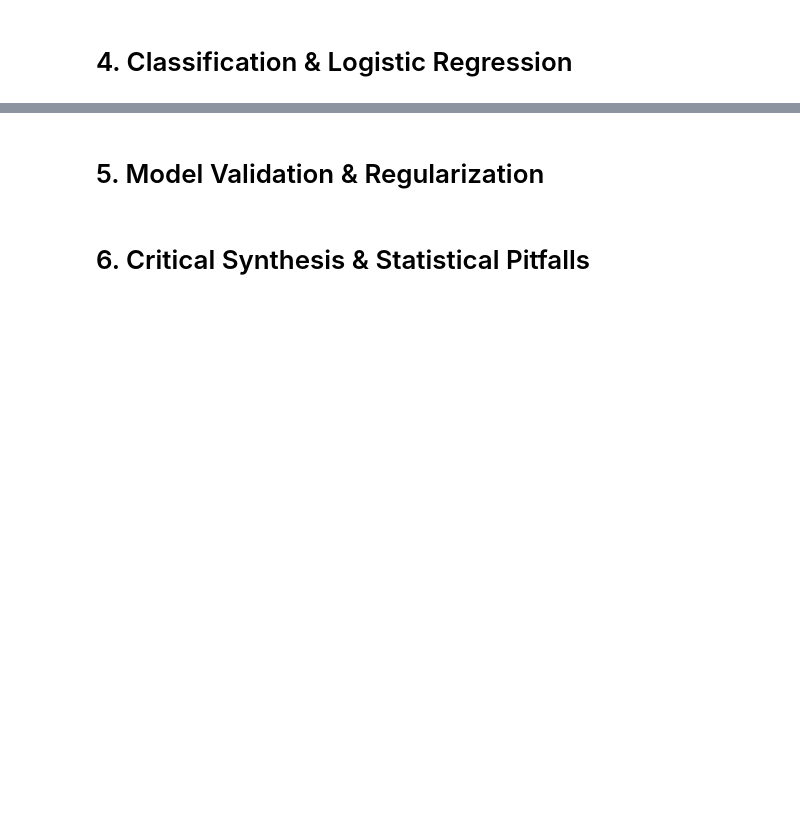
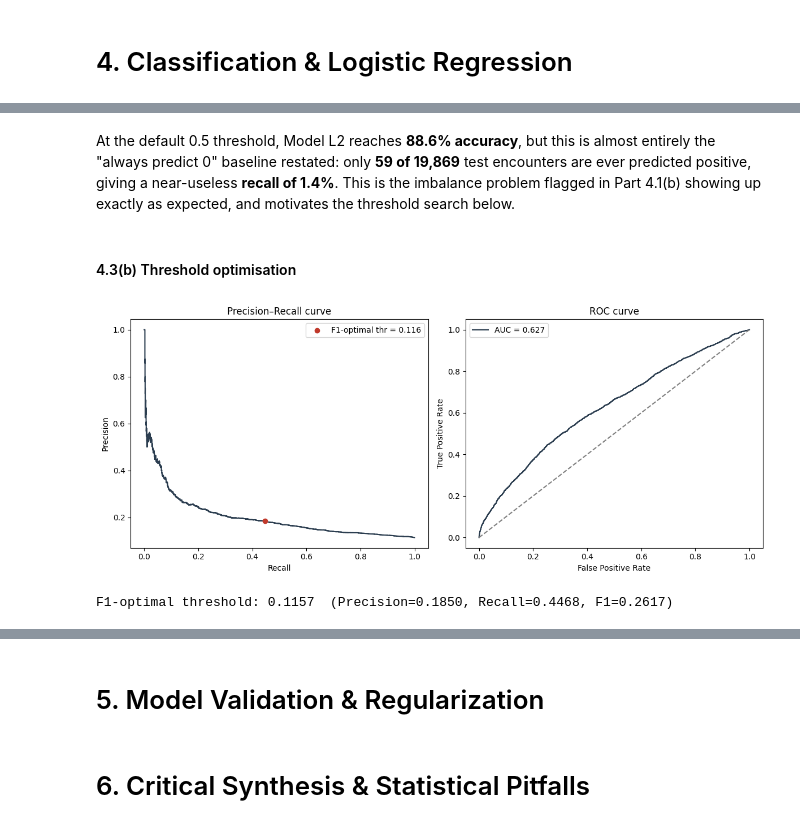
Before and after one commit to unluckytau/WQD7013-Final-Project, a Jupyter notebook: WQD7013_FINALPROJECT.ipynb, the cells around one changed output, grey strips where cells are left out. Saved outputs shown, nothing was run; the diff lists cells and outputs as text; code cells hidden in the pictures; blank space fills up the shorter version.

```diff
--- a/WQD7013_FINALPROJECT.ipynb
+++ b/WQD7013_FINALPROJECT.ipynb
@@ -1070,0 +1416,33 @@ from sklearn.calibration import calibration_curve
+# %% [markdown]
+At the default 0.5 threshold, Model L2 reaches **88.6% accuracy**, but this is almost
+entirely the "always predict 0" baseline restated: only **59 of 19,869** test encounters are ever
+predicted positive, giving a near-useless **recall of 1.4%**. This is the imbalance problem flagged
+in Part 4.1(b) showing up exactly as expected, and motivates the threshold search below.
+# %% [markdown]
+#### 4.3(b) Threshold optimisation
+# %%
+prec_arr, rec_arr, thr_arr = precision_recall_curve(y_test, p_test)
+f1_arr = 2 * prec_arr * rec_arr / (prec_arr + rec_arr + 1e-12)
+best_idx = np.nanargmax(f1_arr[:-1])
+best_thr = thr_arr[best_idx]
+
+fpr, tpr, roc_thr = roc_curve(y_test, p_test)
+
+fig, axes = plt.subplots(1, 2, figsize=(12, 5))
+axes[0].plot(rec_arr, prec_arr, color="#2c3e50")
+axes[0].scatter(rec_arr[best_idx], prec_arr[best_idx], color="#c0392b", zorder=5,
+                label=f"F1-optimal thr = {best_thr:.3f}")
+axes[0].set_xlabel("Recall"); axes[0].set_ylabel("Precision")
+axes[0].set_title("Precision–Recall curve"); axes[0].legend()
+
+axes[1].plot(fpr, tpr, color="#2c3e50", label=f"AUC = {auc:.3f}")
+axes[1].plot([0,1],[0,1],"--", color="gray")
+axes[1].set_xlabel("False Positive Rate"); axes[1].set_ylabel("True Positive Rate")
+axes[1].set_title("ROC curve"); axes[1].legend()
+plt.tight_layout(); plt.show()
+
+print(f"F1-optimal threshold: {best_thr:.4f}  "
+      f"(Precision={prec_arr[best_idx]:.4f}, Recall={rec_arr[best_idx]:.4f}, F1={f1_arr[best_idx]:.4f})")
+# %% [output]
+[figure, added]
+F1-optimal threshold: 0.1157  (Precision=0.1850, Recall=0.4468, F1=0.2617)
```
Also changed, not shown: parts of 53 cells of this notebook.
